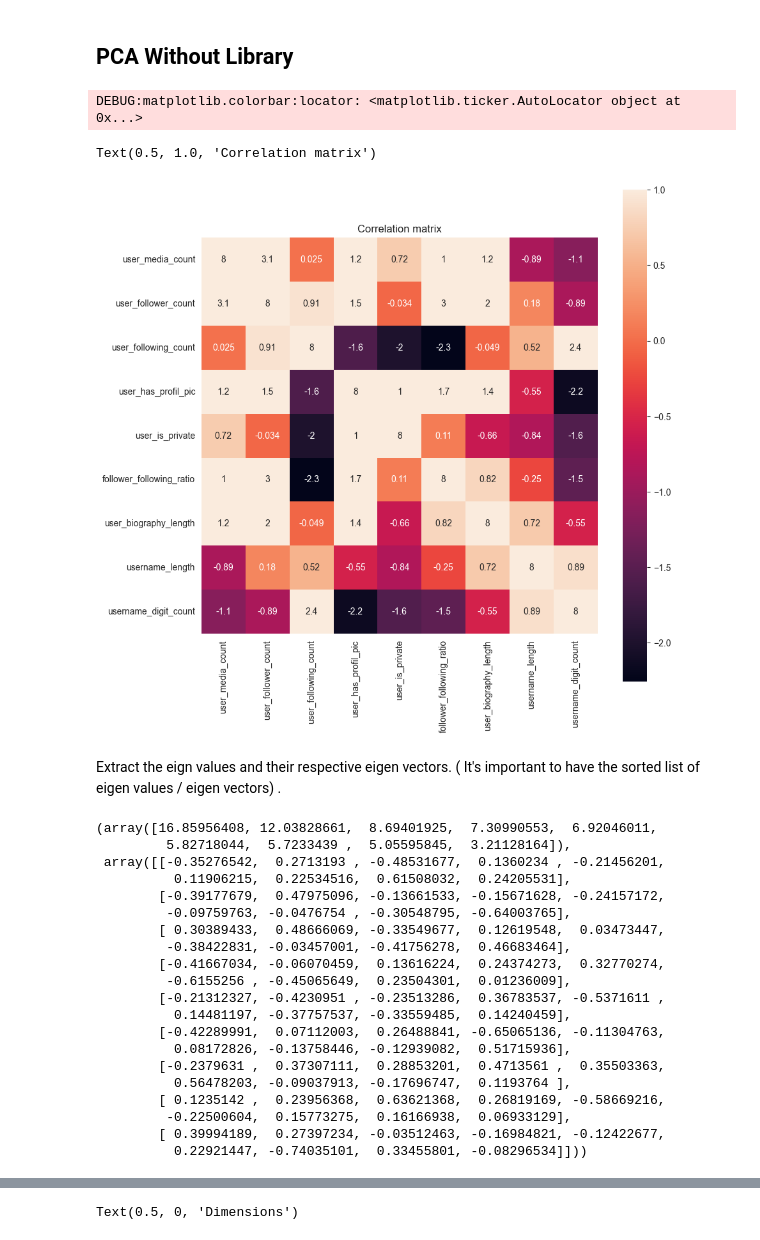
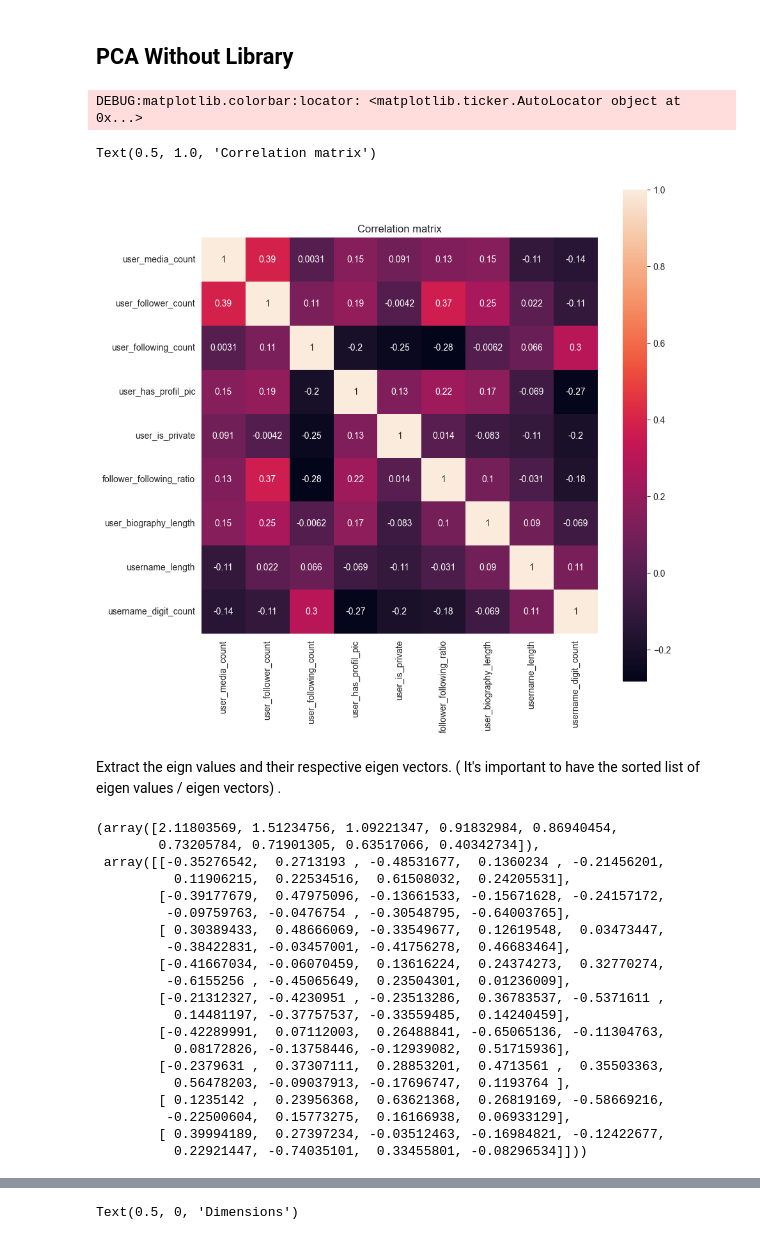
Before and after one commit to waffiqaziz/ta-instafake, a Jupyter notebook: Noteboook2.ipynb, the cells around one changed output, grey strips where cells are left out. Cells and saved outputs as stored; diff of their text form; code cells hidden in the pictures.

Commit message:
Fix PCA method without sklearn
still needs improvement regarding plot graphs that are not the same as those using the sklearn library

```diff
--- a/Noteboook2.ipynb
+++ b/Noteboook2.ipynb
@@ -382,22 +416,22 @@ Classification accuracy (Linear kernel): 0.9539748953974896
 # %%
 # We're seperating the species column
 is_fake = fake_dataset["is_fake"].tolist()
-X = fake_dataset.drop("is_fake", 1)
+X = fake_dataset.drop(columns="is_fake")
 
 # Standardize the data
 X = (X - X.mean()) / X.std(ddof=0)
 
 # Calculating the correlation matrix of the data
-X_corr = (1 / 150) * X.T.dot(X)
+X_corr = (1 / 1194) * X.T.dot(X) # 1194 count data
 
 # Plotting the correlation matrix
 plt.figure(figsize=(10,10))
 sns.heatmap(X_corr, vmax=1, square=True,annot=True)
 plt.title('Correlation matrix')
 # %% [output]
 DEBUG:matplotlib.colorbar:locator: <matplotlib.ticker.AutoLocator object at 0x...>
 Text(0.5, 1.0, 'Correlation matrix')
-[figure, old version]
+[figure, new version]
 # %% [markdown]
 Extract the eign values and their respective eigen vectors. ( It's important to have the sorted list of eigen values / eigen vectors) .
 # %%
@@ -406,8 +440,8 @@ u,s,v = np.linalg.svd(X_corr)
 eig_values, eig_vectors = s, u
 eig_values, eig_vectors
 # %% [output]
-(array([16.85956408, 12.03828661,  8.69401925,  7.30990553,  6.92046011,
-         5.82718044,  5.7233439 ,  5.05595845,  3.21128164]),
+(array([2.11803569, 1.51234756, 1.09221347, 0.91832984, 0.86940454,
+        0.73205784, 0.71901305, 0.63517066, 0.40342734]),
  array([[-0.35276542,  0.2713193 , -0.48531677,  0.1360234 , -0.21456201,
           0.11906215,  0.22534516,  0.61508032,  0.24205531],
         [-0.39177679,  0.47975096, -0.13661533, -0.15671628, -0.24157172,
```
Also changed, not shown: parts of 6 cells of this notebook.
